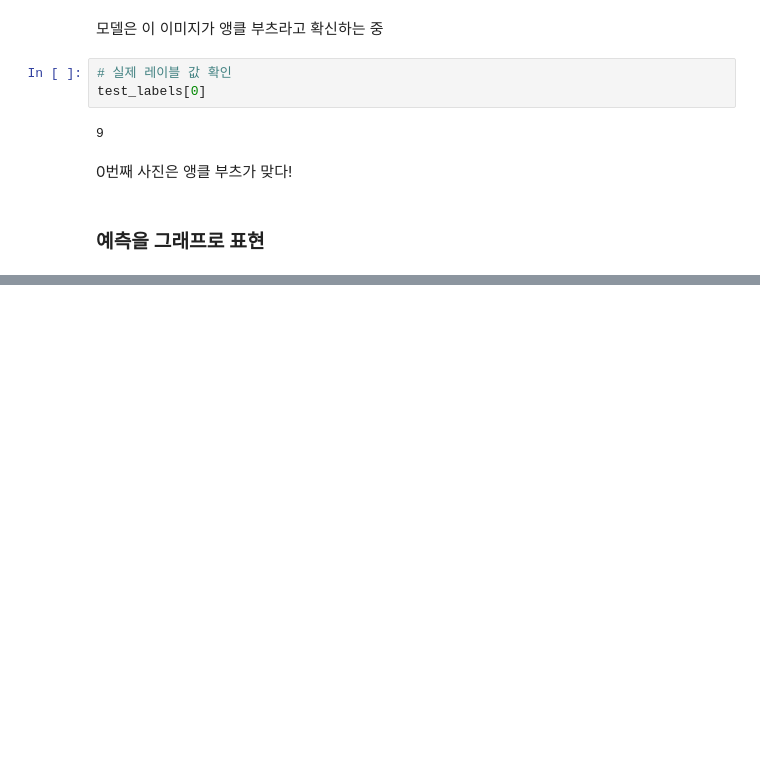
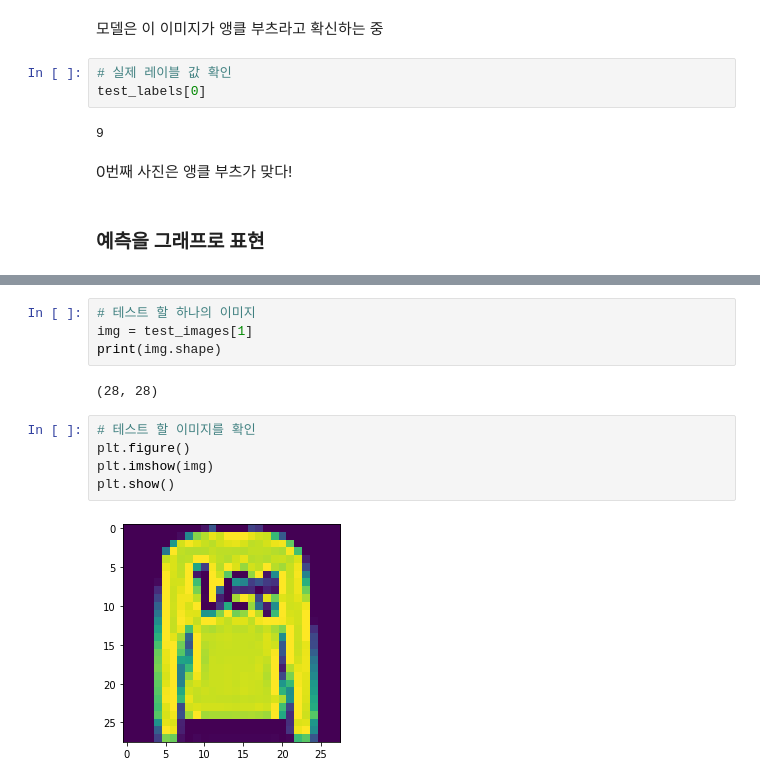
Before and after one commit to min02choi/Machine-Learning, a Jupyter notebook: Basic_Image_Classify.ipynb, the cells around one changed output, grey strips where cells are left out. Cells and saved outputs as stored; diff of their text form; blank space fills up the shorter version.

```diff
--- a/Basic_Image_Classify.ipynb
+++ b/Basic_Image_Classify.ipynb
@@ -238,0 +281,13 @@ ValueError: ignored
+# %%
+# 테스트 할 하나의 이미지
+img = test_images[1]
+print(img.shape)
+# %% [output]
+(28, 28)
+# %%
+# 테스트 할 이미지를 확인
+plt.figure()
+plt.imshow(img)
+plt.show()
+# %% [output]
+[figure, added]
```
Also changed, not shown: parts of 19 cells of this notebook.
